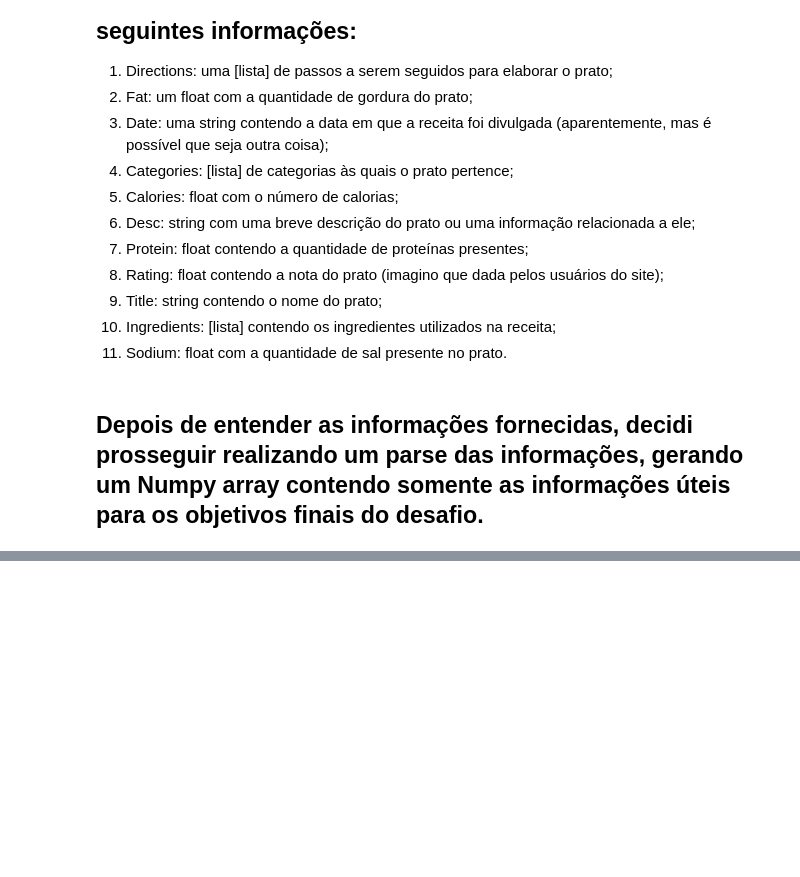
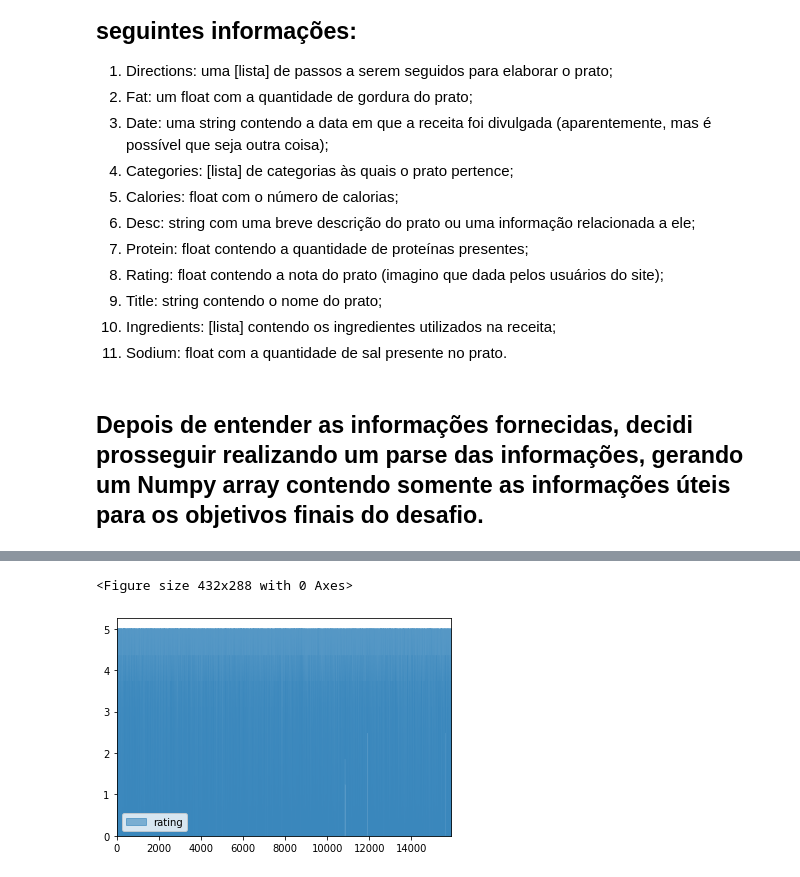
Before and after one commit to BrunoVox/Oncase-DS, a Jupyter notebook: main.ipynb, the cells around one changed output, grey strips where cells are left out. Cells and saved outputs as stored; diff of their text form; code cells hidden in the pictures; blank space fills up the shorter version.

```diff
--- a/main.ipynb
+++ b/main.ipynb
@@ -305,0 +137,8 @@ dict(Counter(ingredients_unique).most_common(20))
+# %%
+df_ratings = df.drop(['title', 'categories', 'ingredients', 'date', 'calories', 'protein', 'fat', 'sodium'], axis=1).astype(float)
+plt.figure()
+df_ratings.plot.area(stacked=False)
+plt.show()
+# %% [output]
+<Figure size 432x288 with 0 Axes>
+[figure, added]
```
Also changed, not shown: parts of 64 cells of this notebook.
